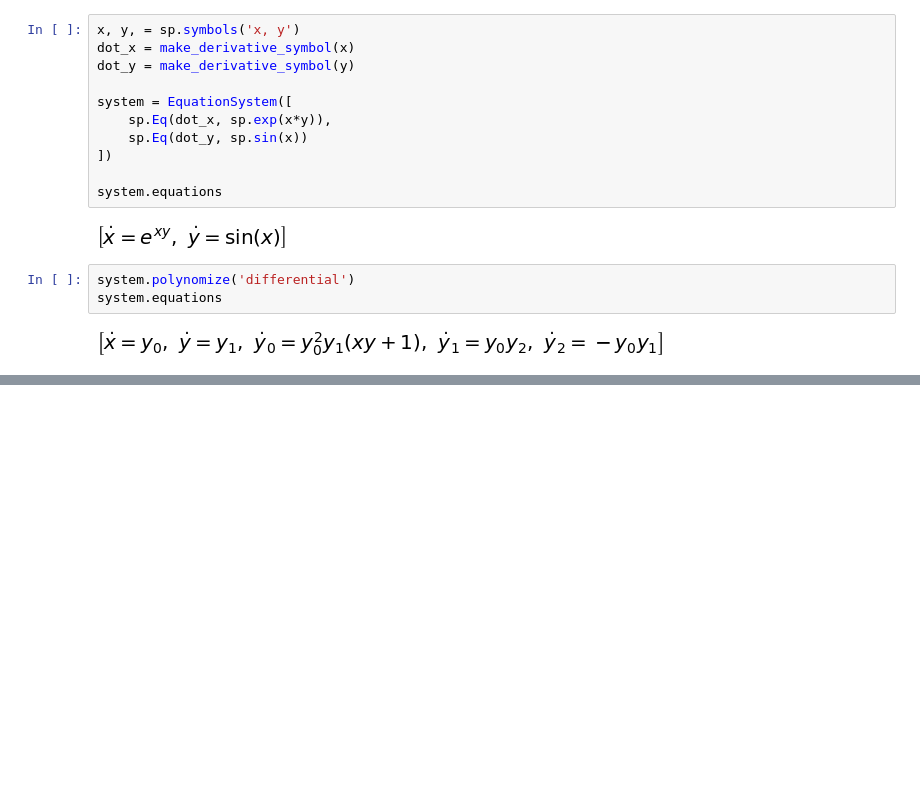
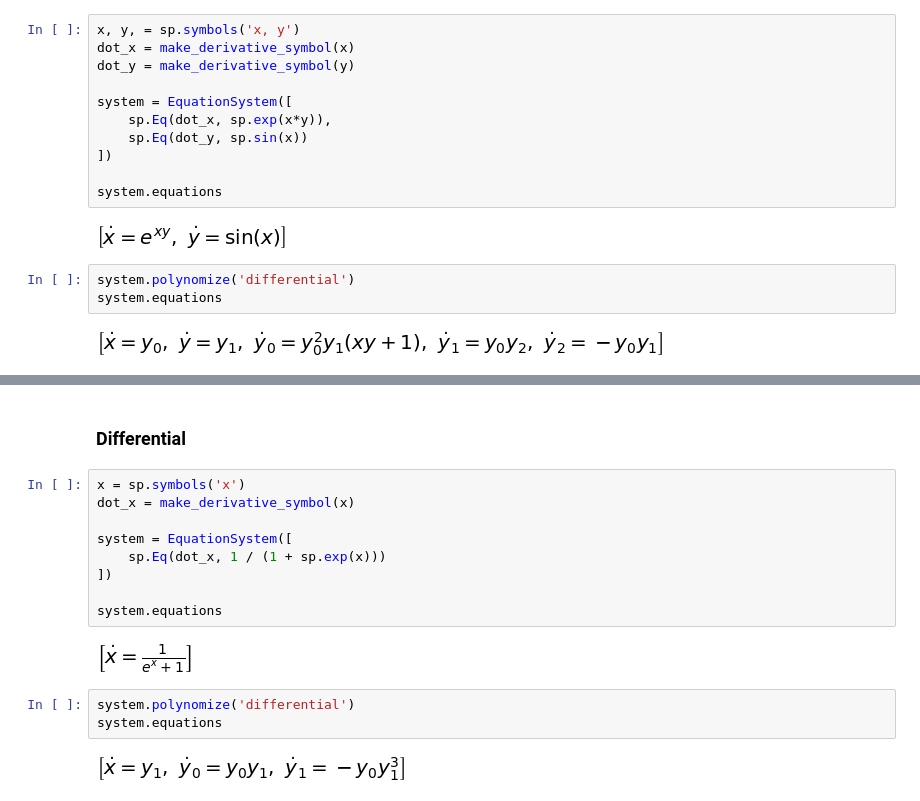
Before and after one commit to AndreyBychkov/QBee, a Jupyter notebook: PythonPackage/examples.ipynb, the cells around one changed output, grey strips where cells are left out. Saved outputs shown, nothing was run; the diff lists cells and outputs as text; blank space fills up the shorter version.

```diff
--- a/PythonPackage/examples.ipynb
+++ b/PythonPackage/examples.ipynb
@@ -134,0 +155,18 @@ system.equations
+# %% [markdown]
+### Differential
+# %%
+x = sp.symbols('x')
+dot_x = make_derivative_symbol(x)
+
+system = EquationSystem([
+    sp.Eq(dot_x, 1 / (1 + sp.exp(x)))
+])
+
+system.equations
+# %% [output]
+[figure, added]
+# %%
+system.polynomize('differential')
+system.equations
+# %% [output]
+[figure, added]
```
Also changed, not shown: parts of 4 cells of this notebook.
